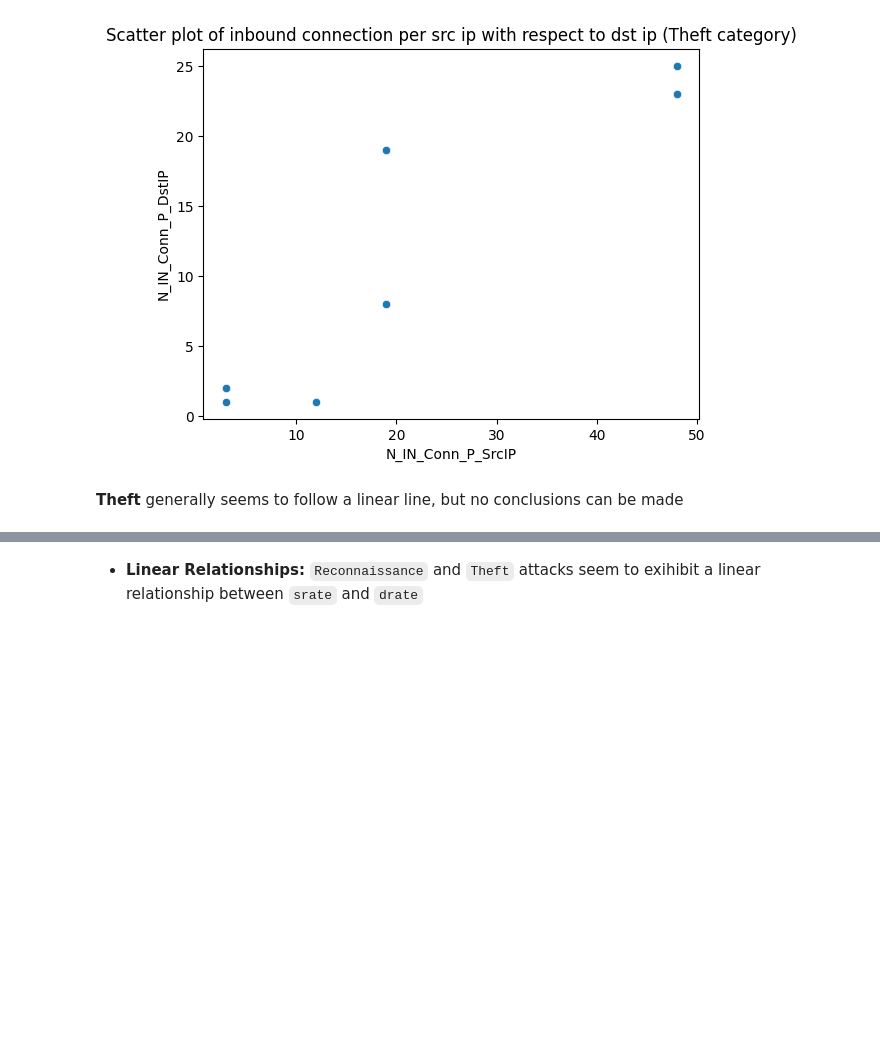
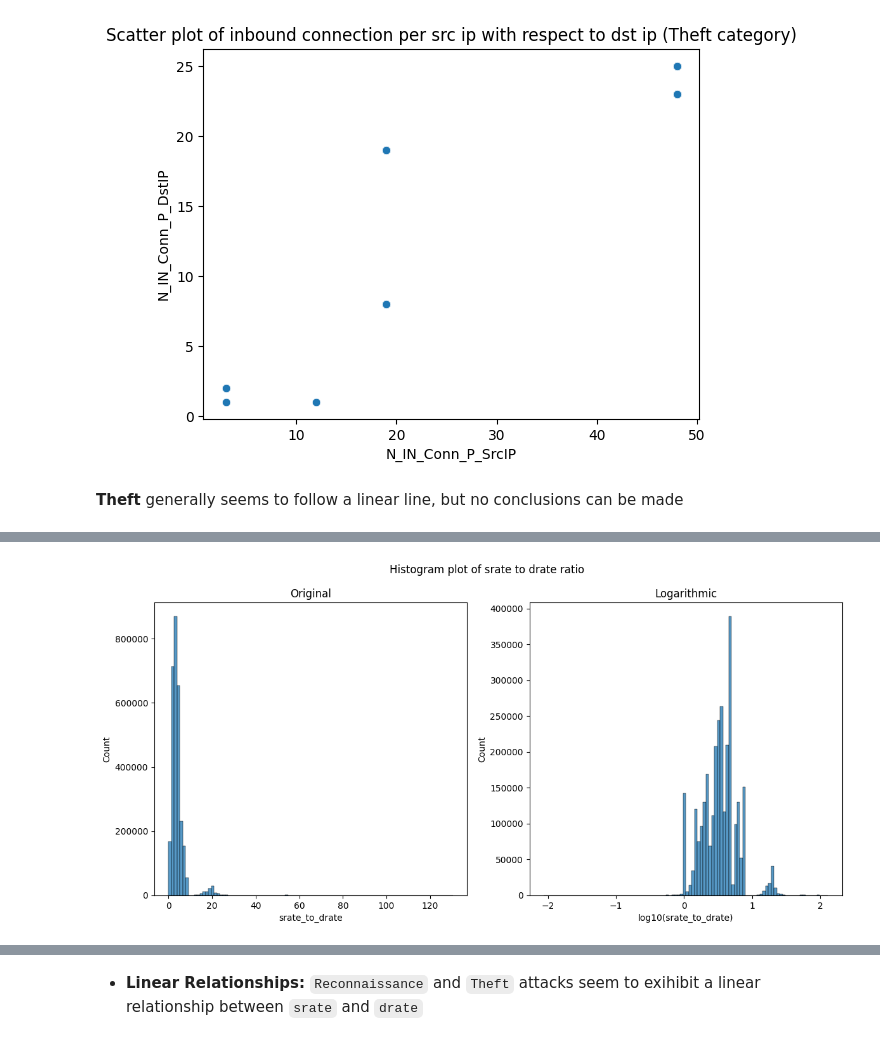
Before and after one commit to merzouka/bds.ml, a Jupyter notebook: eda/eda.ipynb, the cells around one changed output, grey strips where cells are left out. Saved outputs shown, nothing was run; the diff lists cells and outputs as text; code cells hidden in the pictures; blank space fills up the shorter version.

```diff
--- a/eda/eda.ipynb
+++ b/eda/eda.ipynb
@@ -182,0 +193,16 @@ training['drate'] = np.log10(training['drate'])
+# %%
+fig, axes = plt.subplots(1, 2)
+title = 'Histogram plot of srate to drate ratio'
+fig.suptitle(title)
+fig.set_size_inches(14, 6)
+
+sns.histplot(x=training['srate_to_drate'], bins=100, ax=axes[0])
+axes[0].set_title('Original')
+
+sns.histplot(x=np.log10(training['srate_to_drate']), bins=100, ax=axes[1])
+axes[1].set_title('Logarithmic')
+axes[1].set_xlabel('log10(srate_to_drate)')
+
+plt.savefig(f'{FIGURES_PATH}/{title}.png')
+# %% [output]
+[figure, added]
```
Also changed, not shown: parts of 24 cells of this notebook.
